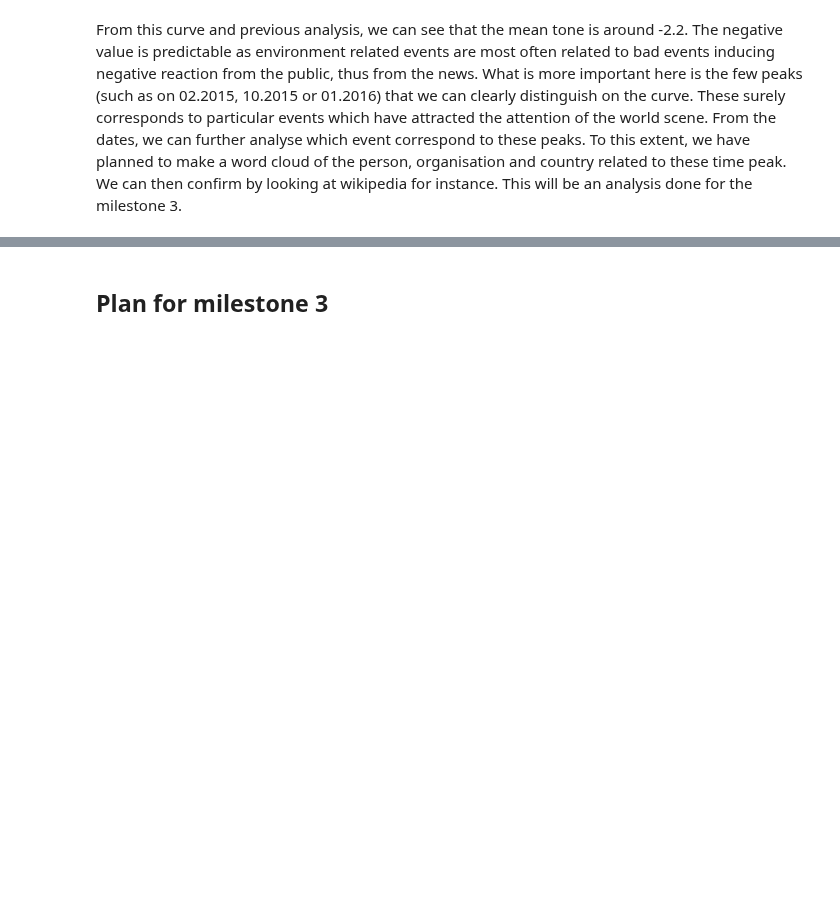
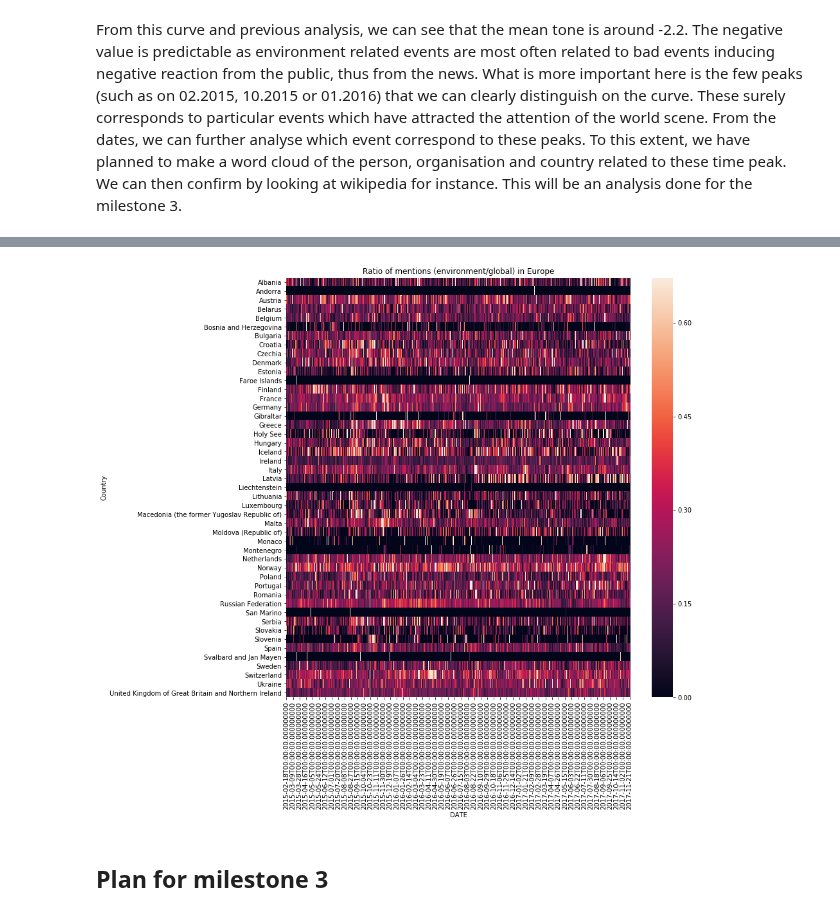
Before and after one commit to damlobster/ada2018, a Jupyter notebook: src/Milestone2.ipynb, the cells around one changed output, grey strips where cells are left out. Cells and saved outputs as stored; diff of their text form; code cells hidden in the pictures; blank space fills up the shorter version.

```diff
--- a/src/Milestone2.ipynb
+++ b/src/Milestone2.ipynb
@@ -247,0 +308,8 @@ What is more important here is the few peaks (such as on 02.2015, 10.2015 or 01.
+# %%
+def heatmap(counts, key="Country", figsize=(12,12), title="Ratio of mentions (environment/global)"):
+    counts = counts[counts.GLOBAL_COUNT>100]
+    counts = counts.drop(columns=["ENV_COUNT", "GLOBAL_COUNT"]).dropna()
+    pivot = counts.pivot_table(values="Ratio", index=[key], columns=["DATE"], fill_value=0)
+    plt.figure(figsize=figsize)
+    ax = sns.heatmap(pivot, robust=True)
+    ax.set_title(title)
@@ -247,0 +364,3 @@ What is more important here is the few peaks (such as on 02.2015, 10.2015 or 01.
+# %%
+counts = read_csv(counts_file, countries[countries.Region=="Europe"].FIPS.values)
+counts.describe()
@@ -248,3 +404,7 @@ What is more important here is the few peaks (such as on 02.2015, 10.2015 or 01.
+# %%
+heatmap(counts, key="Country", title="Ratio of mentions (environment/global) in Europe")
+# %% [output]
+[figure, added]
 # %% [markdown]
 ## Plan for milestone 3
 # %% [markdown]
```
Also changed, not shown: parts of 29 cells of this notebook, 11 other files.
